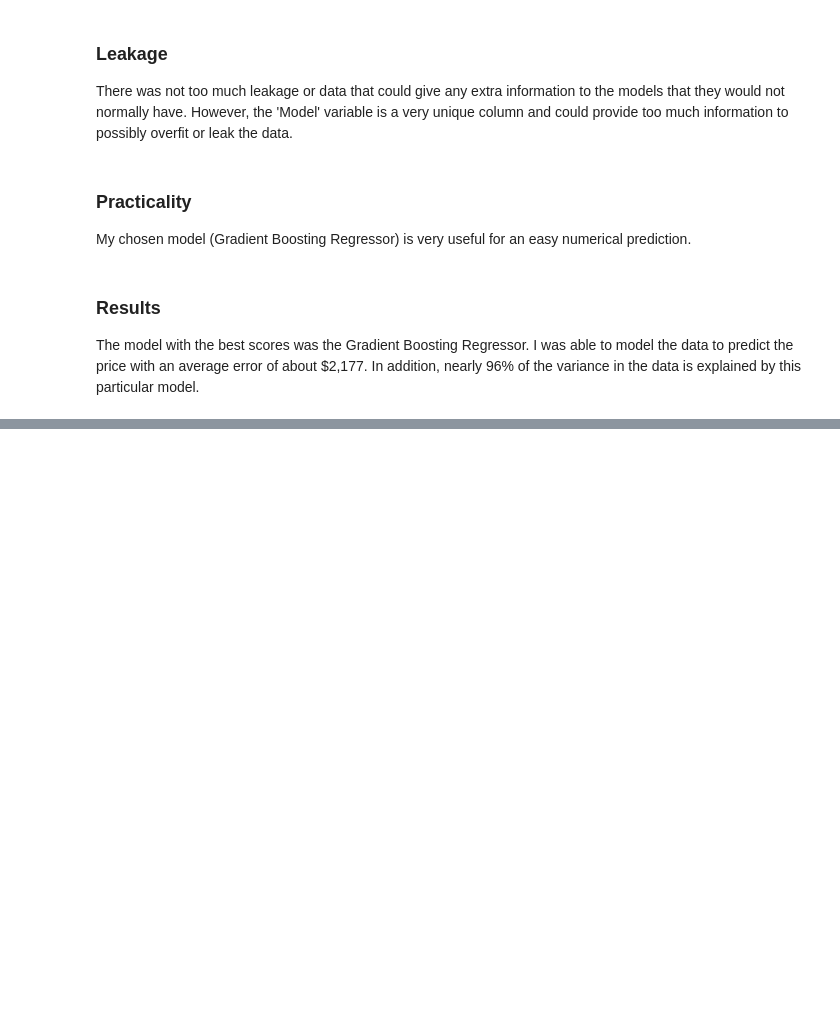
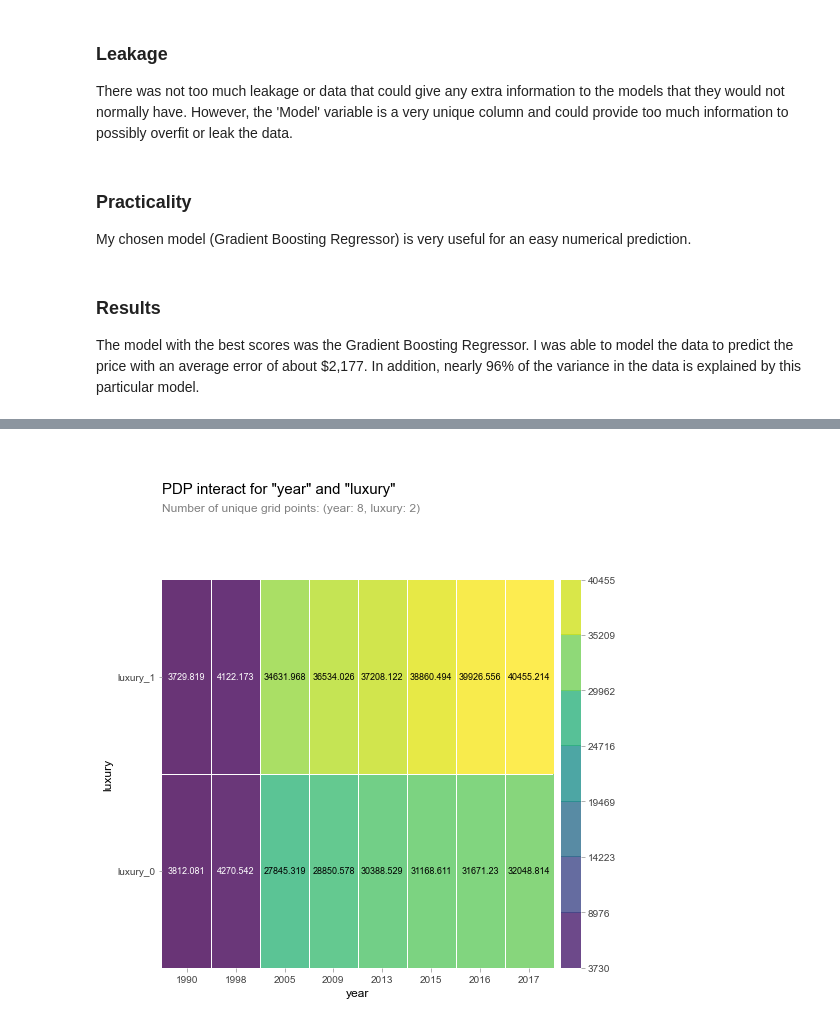
Before and after one commit to dakotagporter/DS-Unit-2-Applied-Modeling, a Jupyter notebook: Build Week/BW2.ipynb, the cells around one changed output, grey strips where cells are left out. Saved outputs shown, nothing was run; the diff lists cells and outputs as text; code cells hidden in the pictures; blank space fills up the shorter version.

```diff
--- a/Build Week/BW2.ipynb
+++ b/Build Week/BW2.ipynb
@@ -455,0 +491,12 @@ The model with the best scores was the Gradient Boosting Regressor. I was able t
+# %%
+## PDP to see how luxury and year influence price predictions
+## engine_hp has null values
+
+interact = pdp_interact(gbr,
+                       X_test,
+                       X_test.columns,
+                       ['year', 'luxury'])
+
+pdp_interact_plot(interact, plot_type='grid', feature_names=['year', 'luxury']);
+# %% [output]
+[figure, added]
```
Also changed, not shown: parts of 10 cells of this notebook.
